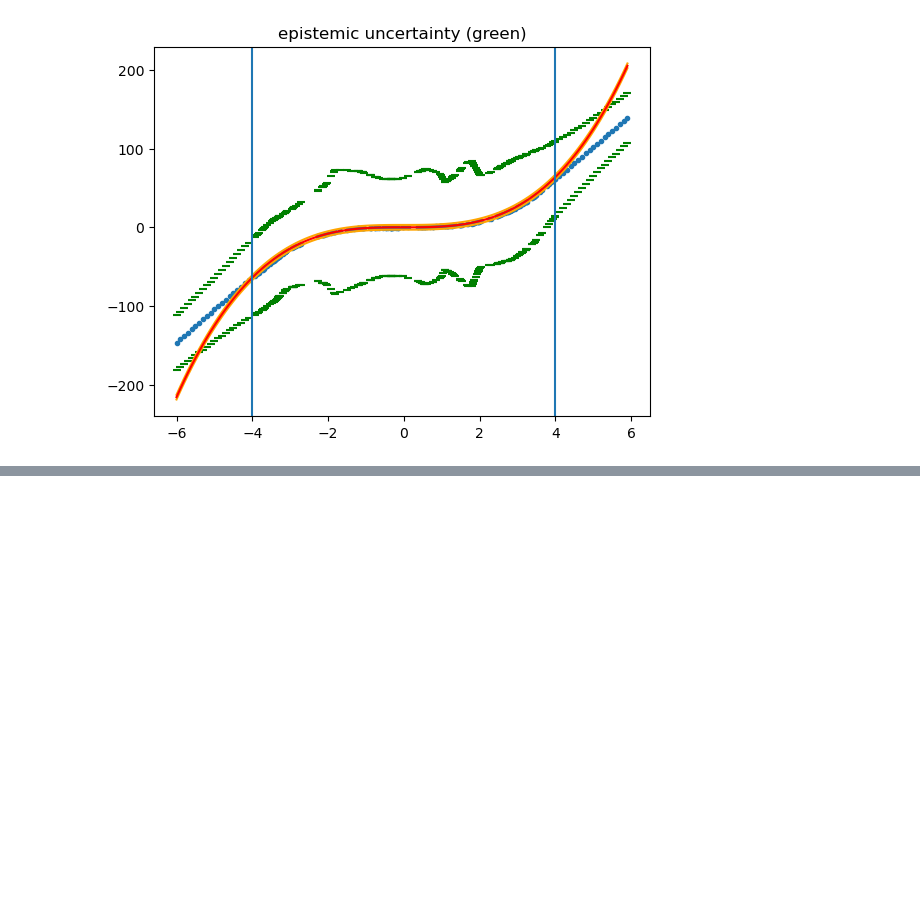
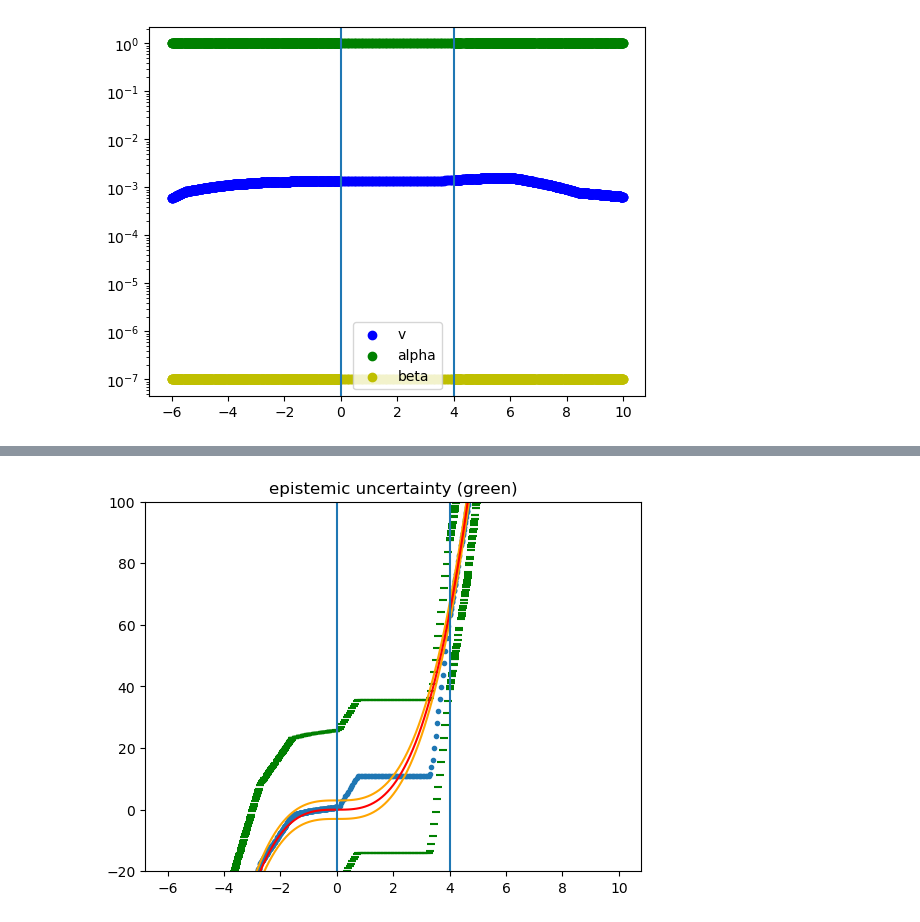
Before and after one commit to ai2es/evidential, a Jupyter notebook: notebooks/regressionCoupled cubed toy data.ipynb, the cells around one changed output, grey strips where cells are left out. Cells and saved outputs as stored; diff of their text form; code cells hidden in the pictures; blank space fills up the shorter version.

```diff
--- a/notebooks/regressionCoupled cubed toy data.ipynb
+++ b/notebooks/regressionCoupled cubed toy data.ipynb
@@ -82,0 +33,19 @@ TypeError: 'tensorflow.python.framework.ops.EagerTensor' object does not support
+# %%
+X_train, X_test, y_train, _ = train_test_split(X, y, test_size=0.2, random_state=42)
+
+X_test = np.concatenate((X_test, np.arange(0,4,0.05)))
+noise = np.random.default_rng().normal(loc=0.0, scale=std, size=X_test.shape[-1])
+y_test = X_test ** 3 + noise
+
+X_train, X_test = X_train.reshape(-1,1), X_test.reshape(-1,1)
+y_train, y_test = y_train.reshape(-1,1), y_test.reshape(-1,1)
+
+
+input_scaler = StandardScaler()
+output_scaler = StandardScaler()
+
+X_train_scaled = input_scaler.fit_transform(X_train)
+X_test_scaled = input_scaler.transform(X_test)
+
+y_train_scaled = output_scaler.fit_transform(y_train)
+y_test_scaled = output_scaler.transform(y_test)
@@ -83,4 +57,34 @@ TypeError: 'tensorflow.python.framework.ops.EagerTensor' object does not support
 # %%
+np.random.seed(986)
+coupling = 2.0
+mlp = EvidentialRegressorDNN(hidden_layers=3,
+                            hidden_neurons=50,
+                            activation='relu',
+                            loss='evidentialReg',
+                            coupling_coef=coupling,
+                            evidential_coef=1000,
+                            epochs = 5000,
+                            batch_size = 1000,
+                            optimizer='adam',
+                            lr=5e-3,
+                            l2_weight=0.01,
+                            l1_weight=0.01,
+                            eps=1e-7,
+                            eps_v=1e-7)
+mlp.build_neural_network(1,1)
+history = mlp.fit(X_train_scaled, y_train_scaled, use_multiprocessing=True)
+#plt.plot(history.history['loss'])
+mu, v, alpha, beta = mlp.predict_dist_params(X_test_scaled, output_scaler)
+plt.scatter(X_test, v, color='b').set_label("v")
+plt.scatter(X_test, alpha, color='g').set_label("alpha")
+plt.scatter(X_test, beta, color='y').set_label("beta")
+plt.legend()
+plt.yscale('log')
+plt.axvline(4)
+plt.axvline(0)
+plt.show()
+mu, al, epis = mlp.predict(X_test_scaled, scaler=output_scaler, batch_size=None)
+
 al = np.sqrt(al)
 epis = np.sqrt(epis)
 
@@ -94,7 +98,21 @@ ax.plot(np.arange(-6,6,0.1), np.arange(-6,6,0.1) ** 3 - 3, color='orange')
 
 
 plt.plot(np.arange(-6,6,0.1), np.arange(-6,6,0.1) ** 3, color='r')
+ax.axvline(0)
 ax.axvline(4)
-ax.axvline(-4)
 _ = ax.set_title('epistemic uncertainty (green)')
+ax.set_ylim(-20,100)
+plt.show()
+
+ax = plt.gca()
+
+ax.scatter(X_test, mu, marker='.')
+ax.scatter(X_test, mu + al,c = 'g', marker='_')
+ax.scatter(X_test, mu - al,c ='g', marker='_')
+ax.plot(np.arange(-6,6,0.1), np.arange(-6,6,0.1) ** 3 + 3, color='orange')
+ax.plot(np.arange(-6,6,0.1), np.arange(-6,6,0.1) ** 3 - 3, color='orange')
+
+
+plt.plot(np.arange(-6,6,0.1), np.arange(-6,6,0.1) ** 3, color='r')
+_ = ax.set_title('aleatoric uncertainty (green)')
 # %% [output]
@@ -101 +120 @@ _ = ax.set_title('epistemic uncertainty (green)')
-[figure, old version]
+[figure, new version]
@@ -101,0 +122 @@ _ = ax.set_title('epistemic uncertainty (green)')
+[figure, added]
```
Also changed, not shown: parts of 12 cells of this notebook, 3 other files.
